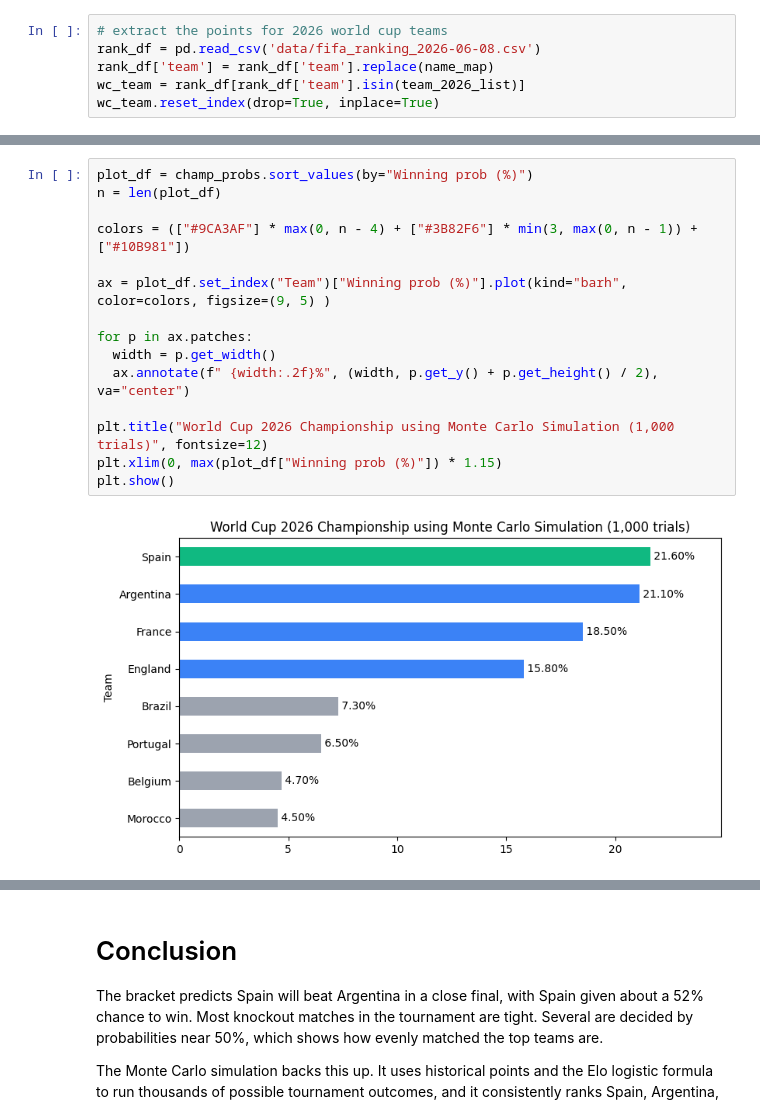
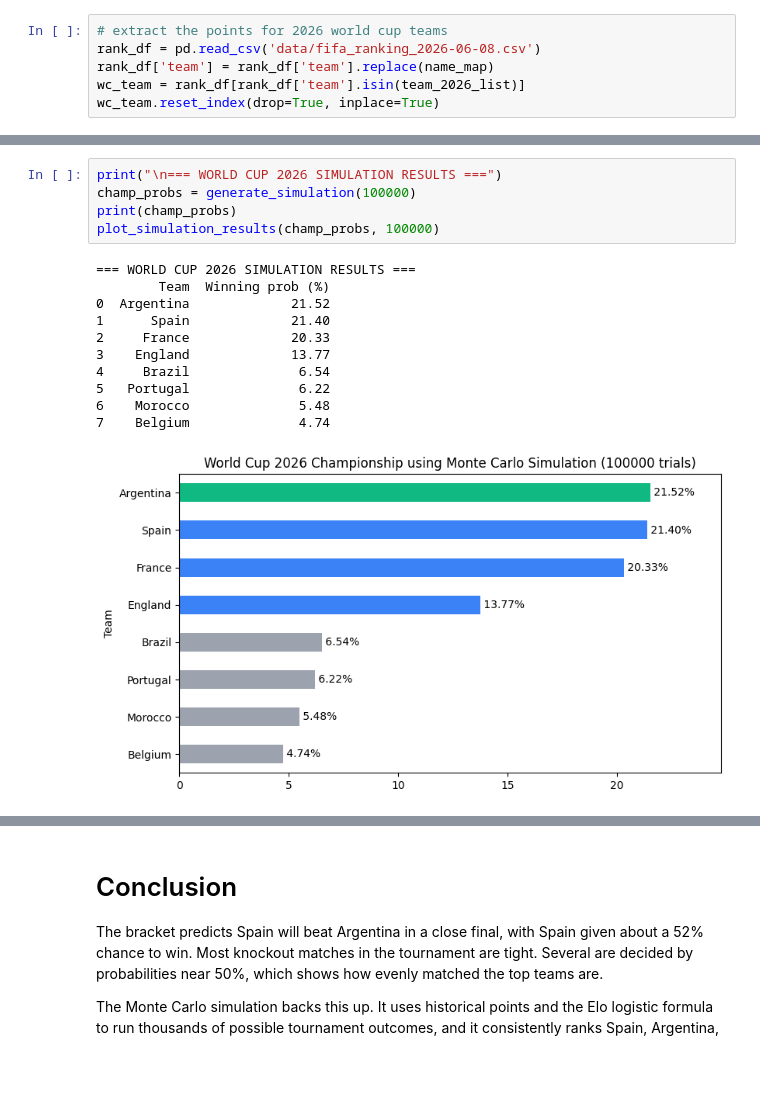
Before and after one commit to aimeele97/2026worldcup_match_outcome_prediction, a Jupyter notebook: fifa_prediction.ipynb, the cells around one changed output, grey strips where cells are left out. Cells and saved outputs as stored; diff of their text form; blank space fills up the shorter version.

```diff
--- a/fifa_prediction.ipynb
+++ b/fifa_prediction.ipynb
@@ -1598,17 +1617,17 @@ champ_probs
 # %%
-plot_df = champ_probs.sort_values(by="Winning prob (%)")
-n = len(plot_df)
-
-colors = (["#9CA3AF"] * max(0, n - 4) + ["#3B82F6"] * min(3, max(0, n - 1)) + ["#10B981"])
-
-ax = plot_df.set_index("Team")["Winning prob (%)"].plot(kind="barh", color=colors, figsize=(9, 5) )
-
-for p in ax.patches:
-  width = p.get_width()
-  ax.annotate(f" {width:.2f}%", (width, p.get_y() + p.get_height() / 2), va="center")
-
-plt.title("World Cup 2026 Championship using Monte Carlo Simulation (1,000 trials)", fontsize=12)
-plt.xlim(0, max(plot_df["Winning prob (%)"]) * 1.15)
-plt.show()
+print("\n=== WORLD CUP 2026 SIMULATION RESULTS ===")
+champ_probs = generate_simulation(100000)
+print(champ_probs)
+plot_simulation_results(champ_probs, 100000)
 # %% [output]
+=== WORLD CUP 2026 SIMULATION RESULTS ===
+        Team  Winning prob (%)
+0  Argentina             21.52
+1      Spain             21.40
+2     France             20.33
+3    England             13.77
+4     Brazil              6.54
+5   Portugal              6.22
+6    Morocco              5.48
+7    Belgium              4.74
-[figure, old version]
+[figure, new version]
```
Also changed, not shown: parts of 5 cells of this notebook.
